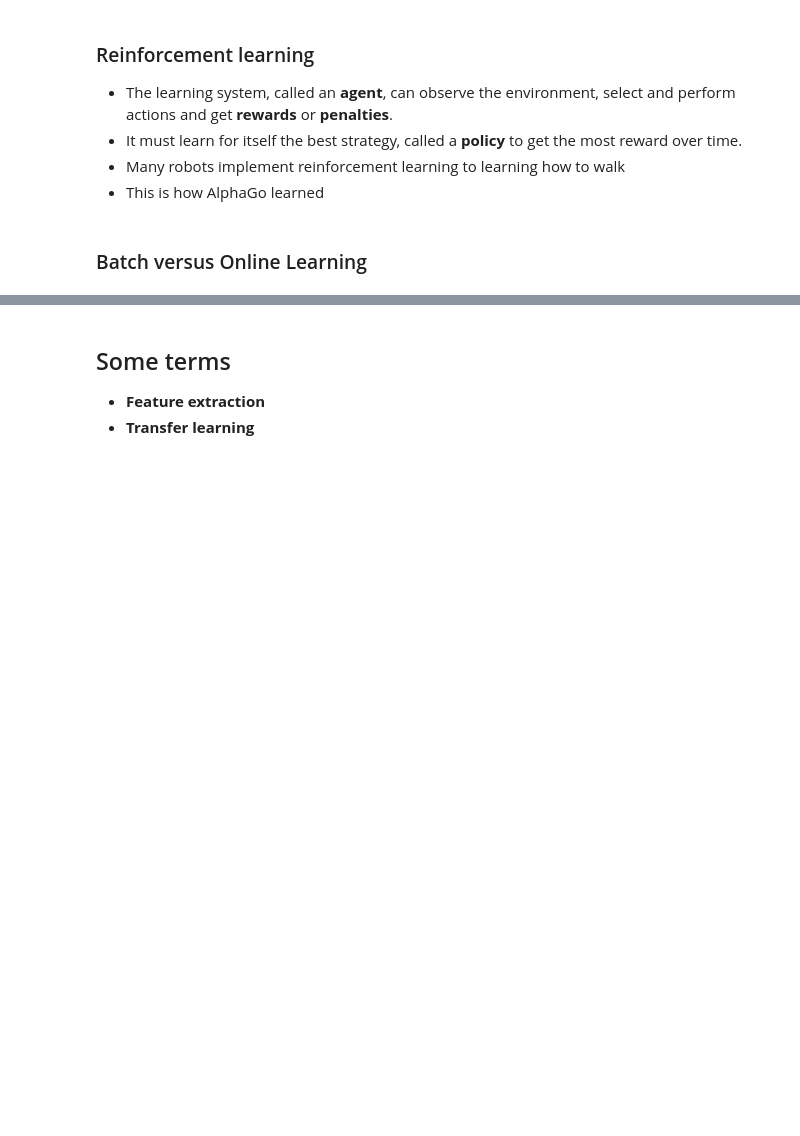
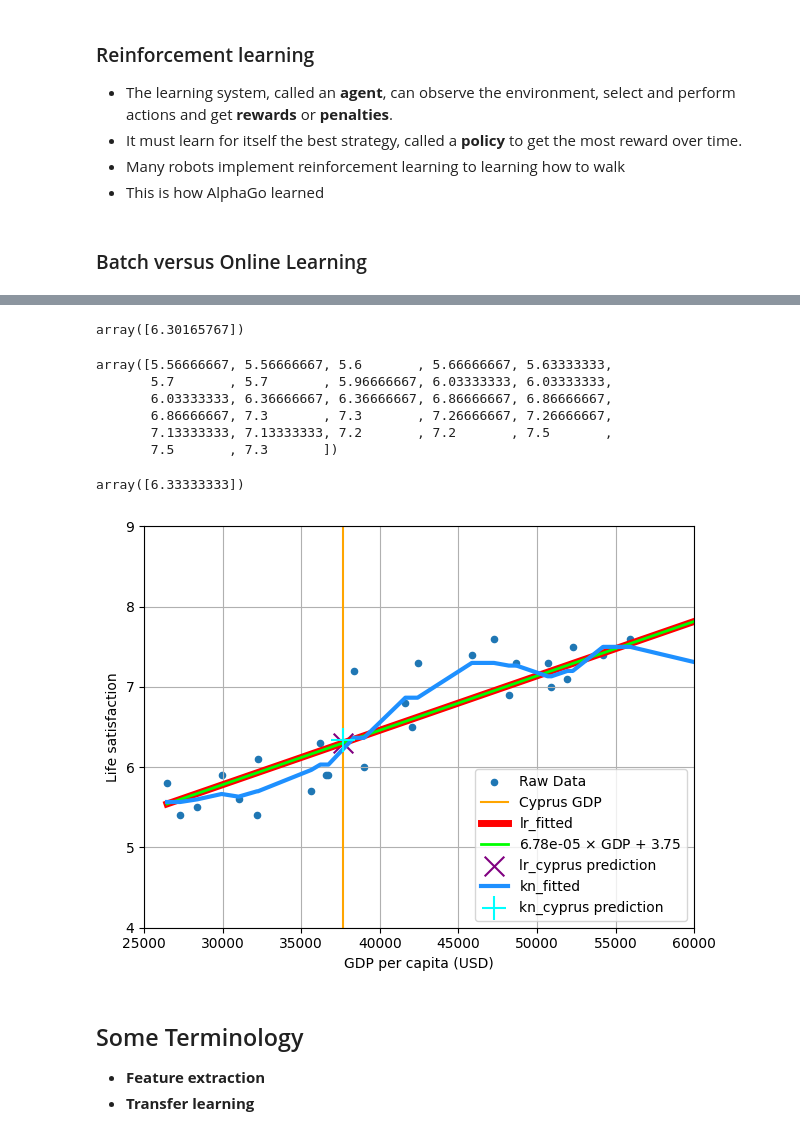
Before and after one commit to PaulToronto/Hands-On-Machine-Learning-with-Scikit-Learn-and-PyTorch, a Jupyter notebook: 1_The_Machine_Learning_Landscape.ipynb, the cells around one changed output, grey strips where cells are left out. Cells and saved outputs as stored; diff of their text form; code cells hidden in the pictures; blank space fills up the shorter version.

```diff
--- a/1_The_Machine_Learning_Landscape.ipynb
+++ b/1_The_Machine_Learning_Landscape.ipynb
@@ -64,0 +208,3 @@ ML systems can be classified according to the amount and type of supervision the
+# %%
+lr_fitted = lr_model.predict(X)
+lr_fitted
@@ -65,5 +218,80 @@ ML systems can be classified according to the amount and type of supervision the
+# %%
+lr_cyprus = lr_model.predict(cyprus_gdp)
+lr_cyprus
+# %% [output]
+array([6.30165767])
+# %%
+kn_fitted = kn_model.predict(X)
+kn_fitted
+# %% [output]
+array([5.56666667, 5.56666667, 5.6       , 5.66666667, 5.63333333,
+       5.7       , 5.7       , 5.96666667, 6.03333333, 6.03333333,
+       6.03333333, 6.36666667, 6.36666667, 6.86666667, 6.86666667,
+       6.86666667, 7.3       , 7.3       , 7.26666667, 7.26666667,
+       7.13333333, 7.13333333, 7.2       , 7.2       , 7.5       ,
+       7.5       , 7.3       ])
+# %%
+kn_cyprus = kn_model.predict(cyprus_gdp)
+kn_cyprus
+# %% [output]
+array([6.33333333])
+# %%
+# plot the raw data
+ax = lifesat_data.plot(kind='scatter',
+                       x='GDP per capita (USD)',
+                       y='Life satisfaction',
+                       grid=True,
+                       label='Raw Data')
+
+# plot vertical orange line for the Cyprus GDP
+ax.axvline(cyprus_gdp.iloc[0, 0], color='orange', label='Cyprus GDP')
+
+# plot lr_fitted
+plt.plot(X,
+         lr_fitted,
+         color='red',
+         linewidth=5,
+         label='lr_fitted')
+
+# plot using lr_model.coef_ and lr_model.intercept_
+plt.plot(X,
+         lr_model.coef_ * X + lr_model.intercept_,
+         color='lime',
+         linewidth=2,
+         label=rf'{lr_model.coef_[0].round(7)} $\times$ GDP + {lr_model.intercept_.round(2)}')
+
+# plot lr_cyprus prediction
+plt.scatter(cyprus_gdp,
+            lr_cyprus,
+            color='purple',
+            marker='x',
+            s=200,
+            label='lr_cyprus prediction')
+
+# plot kn_fitted
+plt.plot(X,
+         kn_fitted,
+         color='dodgerblue',
+         linewidth=3,
+         label='kn_fitted')
+
+# plot kn_cyprus prediction
+plt.scatter(cyprus_gdp,
+            kn_cyprus,
+            color='cyan',
+            marker='+',
+            s=300,
+            label='kn_cyprus prediction',
+            zorder=101)
+
+plt.axis([25_000, 60_000, 4, 9])
+plt.tight_layout()
+plt.legend()
+plt.show()
+# %% [output]
+[figure, added]
 # %% [markdown]
-## Some terms
+## Some Terminology
 
 - **Feature extraction**
 - **Transfer learning**
```
Also changed, not shown: parts of 28 cells of this notebook.
